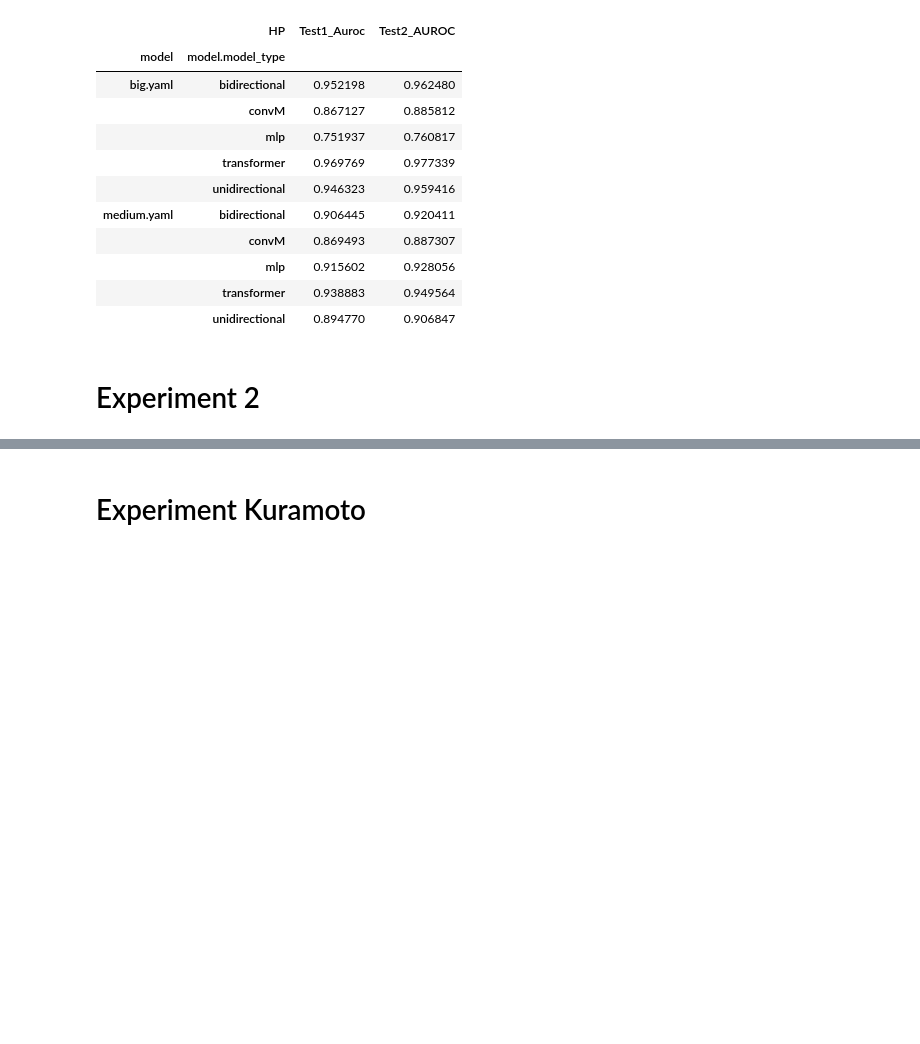
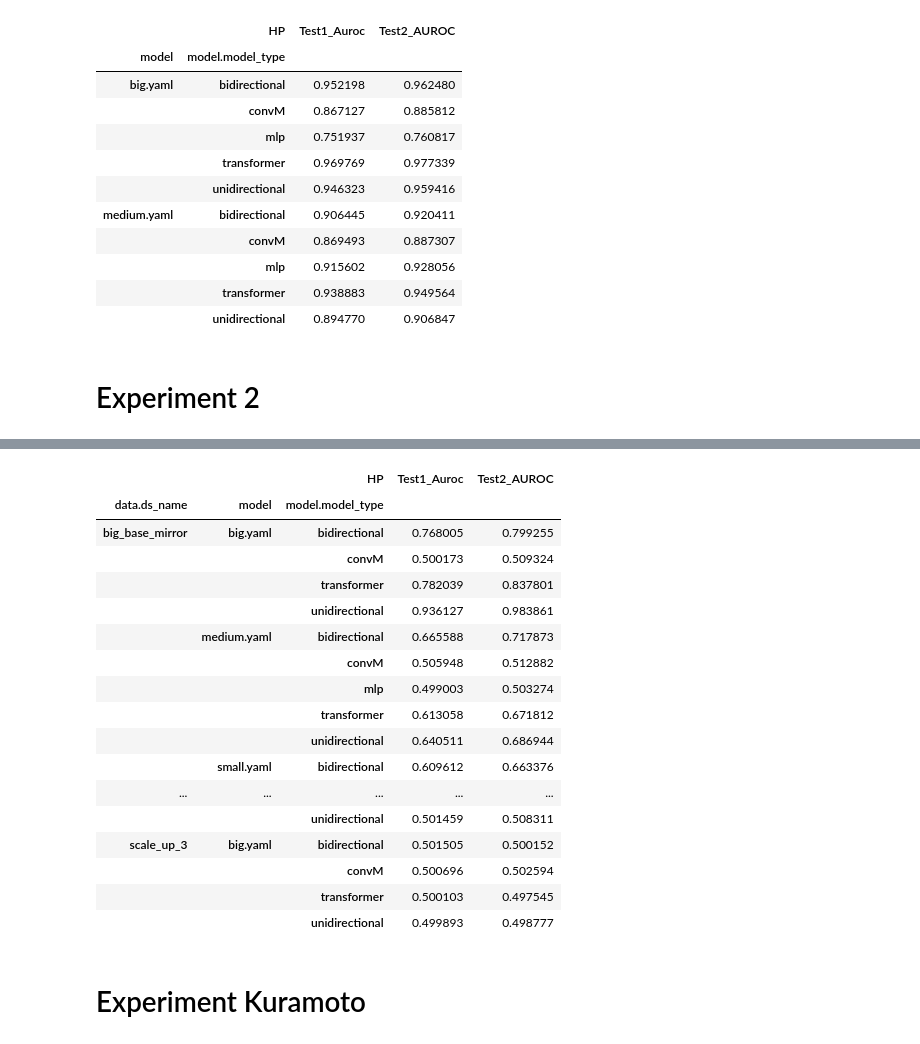
Before and after one commit to Gideon-Stein/CausalPretraining, a Jupyter notebook: summarize_cp_scorings.ipynb, the cells around one changed output, grey strips where cells are left out. Drawn from its saved outputs; the diff is of its cells as text; code cells hidden in the pictures; blank space fills up the shorter version.

```diff
--- a/summarize_cp_scorings.ipynb
+++ b/summarize_cp_scorings.ipynb
@@ -106,3 +113,31 @@ res.groupby(["model", "model.model_type"]).mean()
+# %%
+res = load_res_folder("experimental_results/synthetic_data_2_grid_results/std/")
+
+# Provide some summary statistics over the runs.
+res = res[["data.ds_name","model.model_type", "model",'Test1_Auroc', 'Test2_AUROC']]
+res["Test1_Auroc"] = res["Test1_Auroc"].astype(float)
+res["Test2_AUROC"] = res["Test2_AUROC"].astype(float)
+
+res.groupby(["data.ds_name", "model", "model.model_type"]).mean()
+# %% [output]
+|  |  | HP | Test1_Auroc | Test2_AUROC |
+| data.ds_name | model | model.model_type |  |  |
+| big_base_mirror | big.yaml | bidirectional | 0.768005 | 0.799255 |
+|  |  | convM | 0.500173 | 0.509324 |
+|  |  | transformer | 0.782039 | 0.837801 |
+|  |  | unidirectional | 0.936127 | 0.983861 |
+|  | medium.yaml | bidirectional | 0.665588 | 0.717873 |
+|  |  | convM | 0.505948 | 0.512882 |
+|  |  | mlp | 0.499003 | 0.503274 |
+|  |  | transformer | 0.613058 | 0.671812 |
+|  |  | unidirectional | 0.640511 | 0.686944 |
+|  | small.yaml | bidirectional | 0.609612 | 0.663376 |
+| ... | ... | ... | ... | ... |
+|  |  | unidirectional | 0.501459 | 0.508311 |
+| scale_up_3 | big.yaml | bidirectional | 0.501505 | 0.500152 |
+|  |  | convM | 0.500696 | 0.502594 |
+|  |  | transformer | 0.500103 | 0.497545 |
+|  |  | unidirectional | 0.499893 | 0.498777 |
 # %% [markdown]
 # Experiment Kuramoto
 # %%
```
Also changed, not shown: parts of 9 cells of this notebook, 3 other files.
